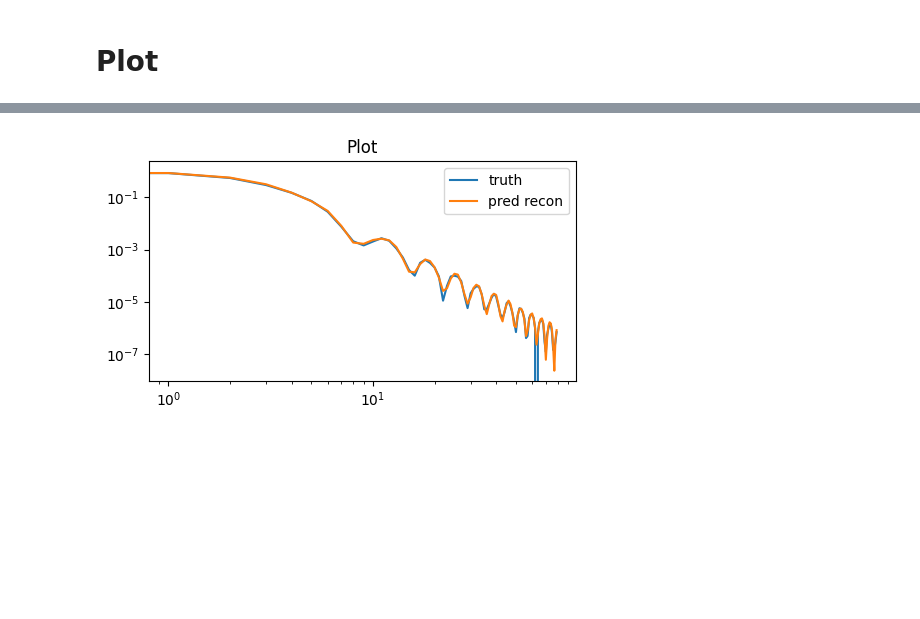
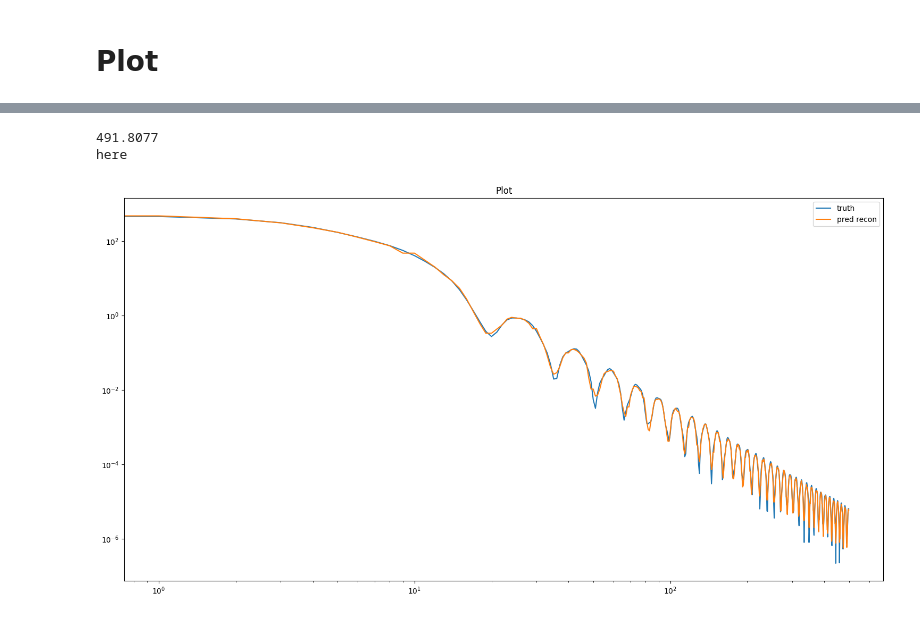
Before and after one commit to JulienRabault/AutoFill, a Jupyter notebook: plot_result_vae.ipynb, the cells around one changed output, grey strips where cells are left out. Drawn from its saved outputs; the diff is of its cells as text; code cells hidden in the pictures; blank space fills up the shorter version.

```diff
--- a/plot_result_vae.ipynb
+++ b/plot_result_vae.ipynb
@@ -23,3 +22,6 @@ path_config = "lightning_logs/version_80536/config_model.yaml"
+# %%
+path_checkpoint = "/projects/pnria/julien/autofill/runs/grid_ag_saxs_beta0.0001_ld64_bs16/epoch=197-step=517968.ckpt"
+path_config = "/projects/pnria/julien/autofill/runs/grid_ag_saxs_beta0.0001_ld64_bs16/config_model.yaml"
 # %% [markdown]
 # Loading
 # %%
@@ -101,16 +82,26 @@ print("========================================")
 def plot(idx_sample, tech="saxs"):
     one_sample = dataset[idx_sample]
 
-    one_sample = {k:v.unsqueeze(0) if "data_" in k else v for k,v in one_sample.items()}
-    x, recon, mu, logvar, z = model(one_sample)
+    one_sample = {k:v.unsqueeze(0) if ("data_" in k and not "min" in k and not "max" in k) else v for k,v in one_sample.items()}
+    output = model(one_sample)
+    x = one_sample["data_y"]
+    recon = output["recon"]
 
-    plt.figure(figsize=(5, 3))
+    recon = recon.detach().numpy().flatten()
+    recon = recon*(one_sample["data_y_max"] - one_sample["data_y_min"]) + one_sample["data_y_min"]
+
+    x = x.detach().numpy().flatten()
+    x = x*(one_sample["data_y_max"] - one_sample["data_y_min"]) + one_sample["data_y_min"]
+    print(x.max())
+
+    plt.figure(figsize=(15,8))
     if tech == "saxs" :
-        plt.loglog(x.detach().numpy().flatten(), label="truth")
-        plt.loglog(recon.detach().numpy().flatten(), label="pred recon")
+        print("here")
+        plt.loglog(x, label="truth")
+        plt.loglog(recon, label="pred recon")
     else :
-        plt.plot(x.detach().numpy().flatten(), label="truth")
-        plt.plot(recon.detach().numpy().flatten(), label="pred recon")
+        plt.plot(x, label="truth")
+        plt.plot(recon, label="pred recon")
     plt.title("Plot")
     plt.legend()
     plt.tight_layout()
@@ -130,5 +127,7 @@ plot(789)
 # %%
-plot(8000)
+plot(800)
 # %% [output]
+491.8077
+here
-[figure, old version]
+[figure, new version]
 # %%
```
Also changed, not shown: parts of 15 cells of this notebook, 19 other files.
